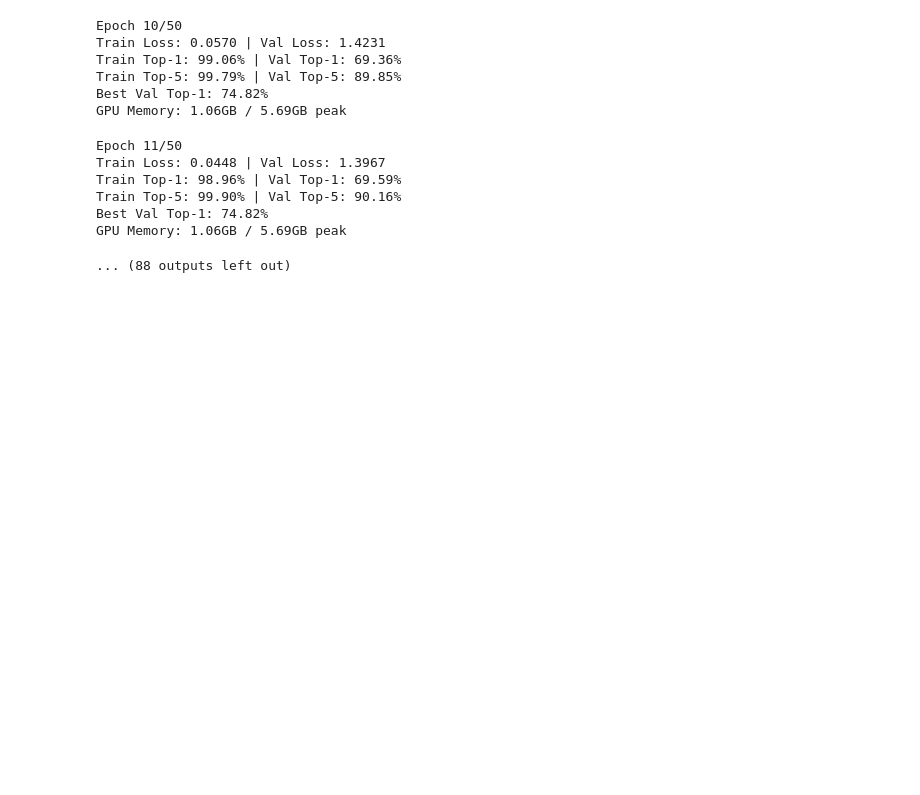
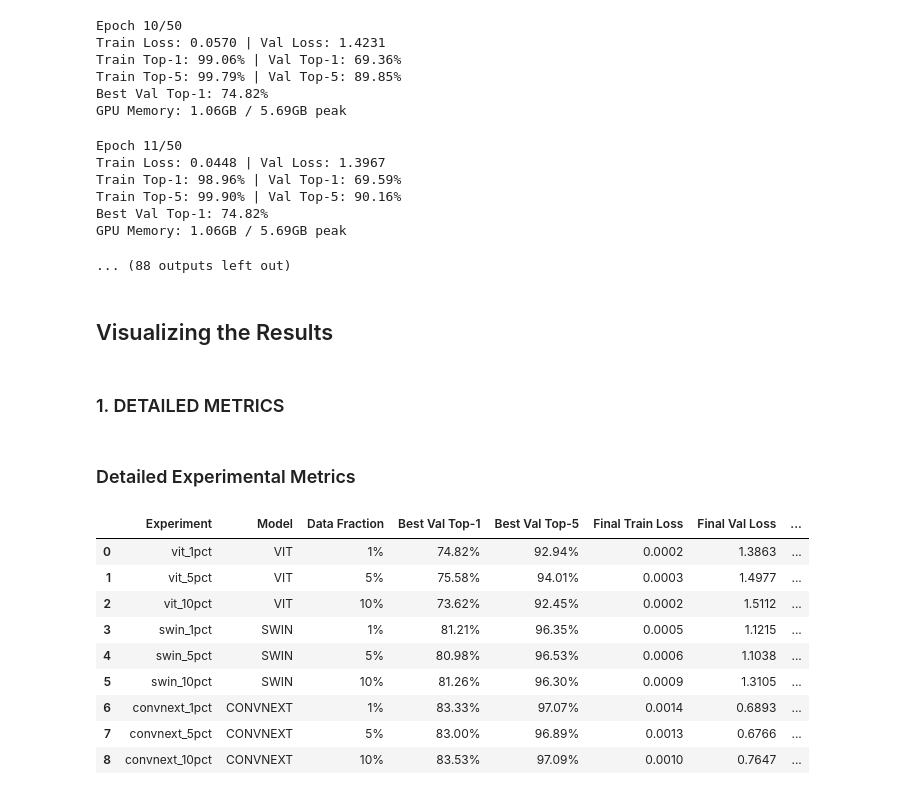
Before and after one commit to sat-yam-ln2/imagenet-vision-model-comparison, a Jupyter notebook: image_net_compare.ipynb, the cells around one changed output. Drawn from its saved outputs; the diff is of its cells as text; code cells hidden in the pictures; blank space fills up the shorter version.

```diff
--- a/image_net_compare.ipynb
+++ b/image_net_compare.ipynb
@@ -1146,3 +1146,56 @@ Train Top-5: 99.90% | Val Top-5: 90.16%
 Best Val Top-1: 74.82%
 GPU Memory: 1.06GB / 5.69GB peak
 ... (88 outputs left out)
+# %% [markdown]
+## Visualizing the Results
+# %% [markdown]
+### 1. DETAILED METRICS
+# %%
+results_dir = Path('./results')
+
+detailed_json = results_dir / 'detailed_results.json'
+if detailed_json.exists():
+    with open(detailed_json, 'r') as f:
+        detailed_results = json.load(f)
+
+    display(HTML("<h3>Detailed Experimental Metrics</h3>"))
+
+    # Create a formatted DataFrame for better visualization
+    detailed_data = []
+    for key, result in detailed_results.items():
+        detailed_data.append({
+            'Experiment': key,
+            'Model': result['model'].upper(),
+            'Data Fraction': f"{result['data_fraction']*100:.0f}%",
+            'Best Val Top-1': f"{result['best_val_top1']:.2f}%",
+            'Best Val Top-5': f"{result['best_val_top5']:.2f}%",
+            'Final Train Loss': f"{result['final_train_loss']:.4f}",
+            'Final Val Loss': f"{result['final_val_loss']:.4f}",
+            'Convergence Epoch': result['convergence_epoch'] if result['convergence_epoch'] else 'N/A',
+            'Training Time (min)': f"{result['training_time']/60:.2f}"
+        })
+
+    df_detailed = pd.DataFrame(detailed_data)
+    display(df_detailed.style.set_properties(**{
+        'text-align': 'center',
+        'font-size': '10pt'
+    }).set_table_styles([
+        {'selector': 'th', 'props': [('background-color', '#2196F3'),
+                                      ('color', 'white'),
+                                      ('font-weight', 'bold'),
+                                      ('text-align', 'center')]}
+    ]))
+else:
+    print("⚠ detailed_results.json not found!")
+# %% [output]
+Detailed Experimental Metrics
+|  | Experiment | Model | Data Fraction | Best Val Top-1 | Best Val Top-5 | Final Train Loss | Final Val Loss | ... |
+| 0 | vit_1pct | VIT | 1% | 74.82% | 92.94% | 0.0002 | 1.3863 | ... |
+| 1 | vit_5pct | VIT | 5% | 75.58% | 94.01% | 0.0003 | 1.4977 | ... |
+| 2 | vit_10pct | VIT | 10% | 73.62% | 92.45% | 0.0002 | 1.5112 | ... |
+| 3 | swin_1pct | SWIN | 1% | 81.21% | 96.35% | 0.0005 | 1.1215 | ... |
+| 4 | swin_5pct | SWIN | 5% | 80.98% | 96.53% | 0.0006 | 1.1038 | ... |
+| 5 | swin_10pct | SWIN | 10% | 81.26% | 96.30% | 0.0009 | 1.3105 | ... |
+| 6 | convnext_1pct | CONVNEXT | 1% | 83.33% | 97.07% | 0.0014 | 0.6893 | ... |
+| 7 | convnext_5pct | CONVNEXT | 5% | 83.00% | 96.89% | 0.0013 | 0.6766 | ... |
+| 8 | convnext_10pct | CONVNEXT | 10% | 83.53% | 97.09% | 0.0010 | 0.7647 | ... |
```
Also changed, not shown: parts of 2 cells of this notebook.
